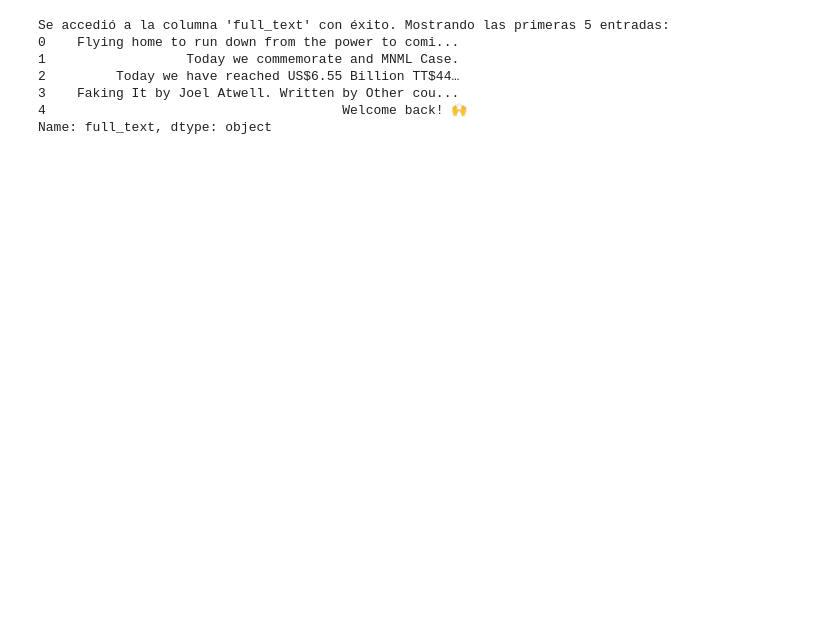
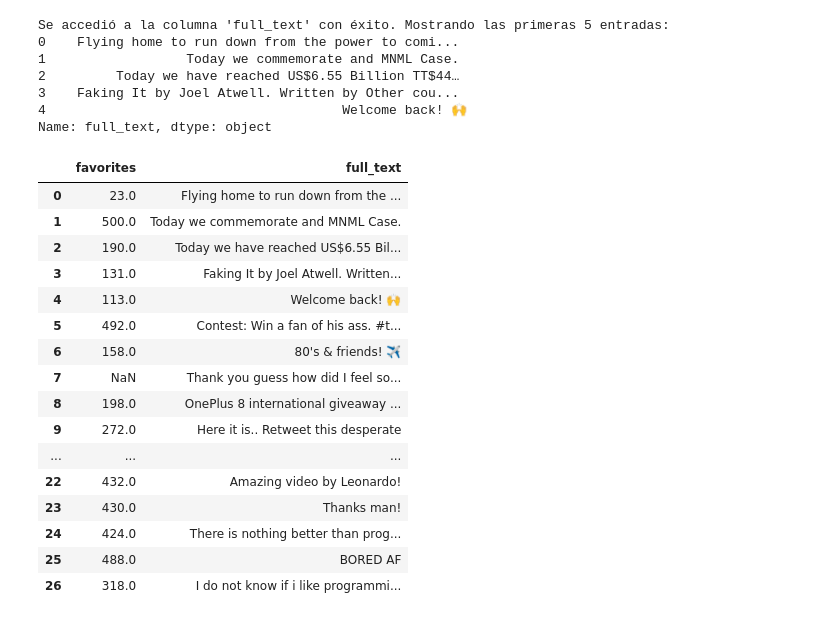
Before and after one commit to CaballeroUrrego/Ciencia-de-datos, a Jupyter notebook: dataset.ipynb, the cells around one changed output. Saved outputs shown, nothing was run; the diff lists cells and outputs as text; code cells hidden in the pictures; blank space fills up the shorter version.

```diff
--- a/dataset.ipynb
+++ b/dataset.ipynb
@@ -99,3 +97,23 @@ Se accedió a la columna 'full_text' con éxito. Mostrando las primeras 5 entrad
 3    Faking It by Joel Atwell. Written by Other cou...
 4                                      Welcome back! 🙌
 Name: full_text, dtype: object
+# %%
+df[["favorites","full_text"]] # si yo quisiera tener el numero de favoritos y el texto Recordar que el identificadora de cada fila
+# %% [output]
+|  | favorites | full_text |
+| 0 | 23.0 | Flying home to run down from the ... |
+| 1 | 500.0 | Today we commemorate and MNML Case. |
+| 2 | 190.0 | Today we have reached US$6.55 Bil... |
+| 3 | 131.0 | Faking It by Joel Atwell. Written... |
+| 4 | 113.0 | Welcome back! 🙌 |
+| 5 | 492.0 | Contest: Win a fan of his ass. #t... |
+| 6 | 158.0 | 80's & friends! ✈️ |
+| 7 | NaN | Thank you guess how did I feel so... |
+| 8 | 198.0 | OnePlus 8 international giveaway ... |
+| 9 | 272.0 | Here it is.. Retweet this desperate |
+| ... | ... | ... |
+| 22 | 432.0 | Amazing video by Leonardo! |
+| 23 | 430.0 | Thanks man! |
+| 24 | 424.0 | There is nothing better than prog... |
+| 25 | 488.0 | BORED AF |
+| 26 | 318.0 | I do not know if i like programmi... |
```
Also changed, not shown: parts of 6 cells of this notebook, 3 other files.
